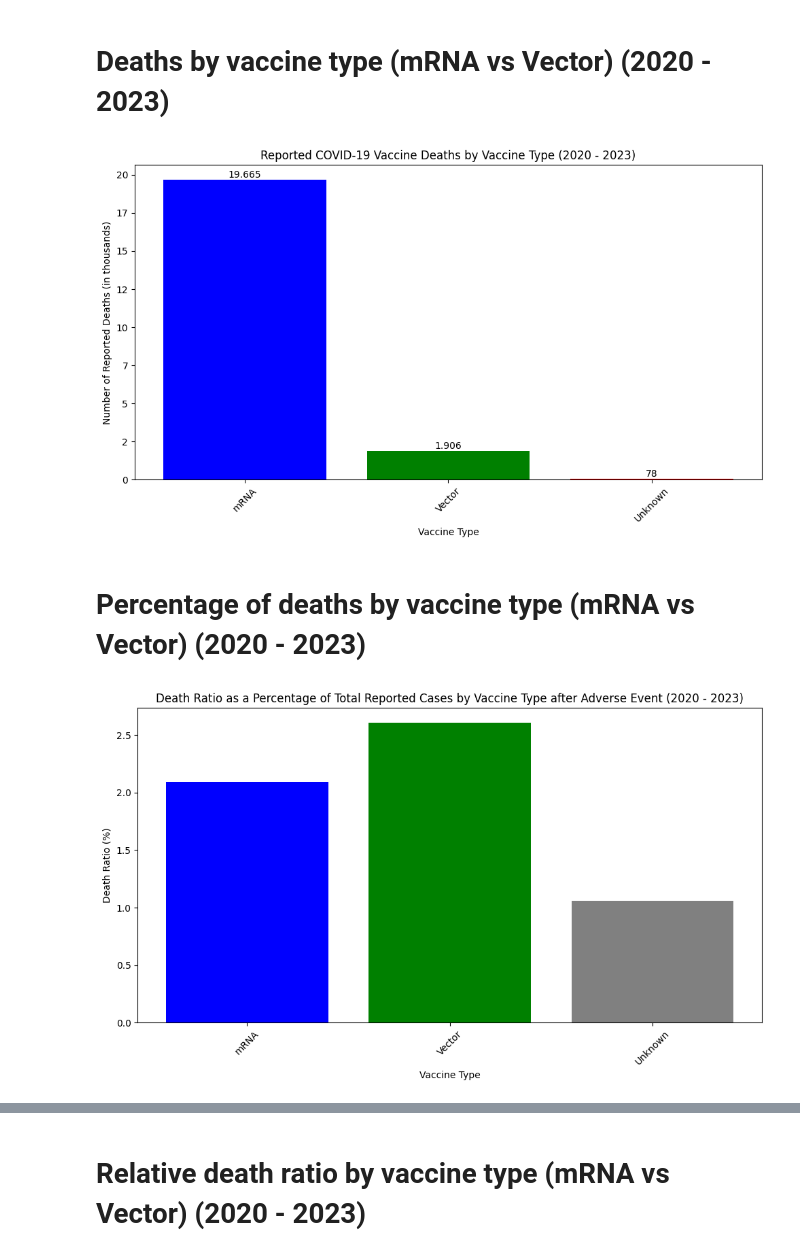
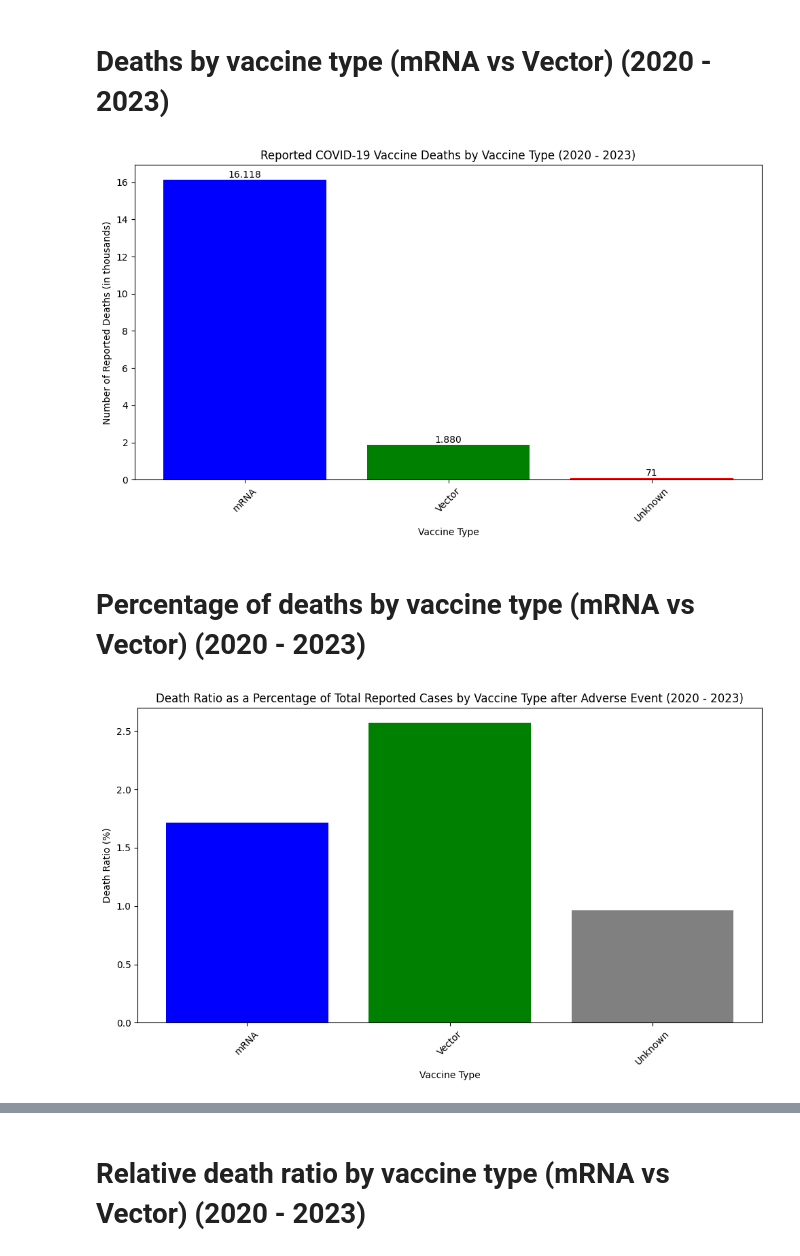
Before and after one commit to ZaNioxX/Masterarbeit, a Jupyter notebook: Data_Exploration/covid_vaccinations.ipynb, the cells around one changed output, grey strips where cells are left out. Cells and saved outputs as stored; diff of their text form; code cells hidden in the pictures.

Commit message:
changed unique VAERS_ID handling

```diff
--- a/Data_Exploration/covid_vaccinations.ipynb
+++ b/Data_Exploration/covid_vaccinations.ipynb
@@ -125,6 +127,7 @@ for year in range(2020, 2024):
 
         # Merge datasets on VAERS_ID
         merged_data = pd.merge(deaths_data, covid_vaccine_data, on='VAERS_ID', how='inner')
+        merged_data = merged_data.drop_duplicates(subset=['VAERS_ID'])
 
         # Aggregate deaths by manufacturer for COVID-19 vaccines
         for manufacturer in merged_data['VAX_MANU'].unique():
@@ -177,6 +180,7 @@ for year in range(2020, 2024):
         deaths_data = mortality_data[mortality_data['DIED'] == 'Y']
         covid_vaccine_data = vaccine_data[vaccine_data['VAX_TYPE'] == 'COVID19']
         merged_data = pd.merge(deaths_data, covid_vaccine_data, on='VAERS_ID', how='inner')
+        merged_data = merged_data.drop_duplicates(subset=['VAERS_ID'])
 
         # Aggregate deaths by manufacturer
         for manufacturer in merged_data['VAX_MANU'].unique():
@@ -225,6 +229,7 @@ for year in range(2020, 2024):
         deaths_data = mortality_data[mortality_data['DIED'] == 'Y']
         covid_vaccine_data = vaccine_data[vaccine_data['VAX_TYPE'] == 'COVID19']
         merged_data = pd.merge(deaths_data, covid_vaccine_data, on='VAERS_ID', how='inner')
+        merged_data = merged_data.drop_duplicates(subset=['VAERS_ID'])
 
         # Aggregate deaths by vaccine type
         for index, row in merged_data.iterrows():
@@ -258,7 +263,7 @@ plt.tight_layout()
 plt.savefig('/Users/sep/PycharmProjects/Masterarbeit/Plots/Data_Exploration/Covid_Vaccinations/Deaths_by_Vaccine_Type.png')
 plt.show()
 # %% [output]
-[figure, old version]
+[figure, new version]
 # %% [markdown]
 # Percentage of deaths by vaccine type (mRNA vs Vector) (2020 - 2023)
 # %%
@@ -288,40 +293,41 @@ for year in range(2020, 2024):
         deaths_data = mortality_data[mortality_data['DIED'] == 'Y']
         covid_vaccine_deaths_data = vaccine_data[vaccine_data['VAX_TYPE'] == 'COVID19']
         merged_deaths_data = pd.merge(deaths_data, covid_vaccine_deaths_data, on='VAERS_ID', how='inner')
+        merged_deaths_data = merged_deaths_data.drop_duplicates(subset=['VAERS_ID'])
 
         # Aggregate deaths by vaccine type
         for index, row in merged_deaths_data.iterrows():
             vaccine_type = vaccine_type_map.get(row['VAX_MANU'], 'Unknown')
             deaths_per_vaccine_type[vaccine_type] += 1
 
         # Filter and merge datasets for total cases
         covid_vaccine_total_data = vaccine_data[vaccine_data['VAX_TYPE'] == 'COVID19']
         merged_total_data = pd.merge(mortality_data, covid_vaccine_total_data, on='VAERS_ID', how='inner')
 
         # Aggregate total cases by vaccine type
         for index, row in merged_total_data.iterrows():
             vaccine_type = vaccine_type_map.get(row['VAX_MANU'], 'Unknown')
             total_cases_per_vaccine_type[vaccine_type] += 1
 
     except Exception as e:
         print(f"An error occurred for year {year}: {e}")
 
 # Calculate the death ratio for each vaccine type
 death_ratio_per_vaccine_type = {k: (deaths_per_vaccine_type[k] / total_cases_per_vaccine_type[k]) * 100 if total_cases_per_vaccine_type[k] > 0 else 0 for k in total_cases_per_vaccine_type}
 
 # Creating a bar chart for the death ratio
 plt.figure(figsize=(10, 6))
 plt.bar(death_ratio_per_vaccine_type.keys(), death_ratio_per_vaccine_type.values(), color=['blue', 'green', 'gray'])
 plt.xlabel('Vaccine Type')
 plt.ylabel('Death Ratio (%)')
 plt.title('Death Ratio as a Percentage of Total Reported Cases by Vaccine Type after Adverse Event (2020 - 2023)')
 
 plt.xticks(rotation=45)
 plt.tight_layout()
 plt.savefig('/Users/sep/PycharmProjects/Masterarbeit/Plots/Data_Exploration/Covid_Vaccinations/Death_Ratio_by_Vaccine_Type.png')
 plt.show()
 # %% [output]
-[figure, old version]
+[figure, new version]
 # %%
 import pandas as pd
 import matplotlib.pyplot as plt
```
Also changed, not shown: parts of 8 cells of this notebook, 10 other files.
